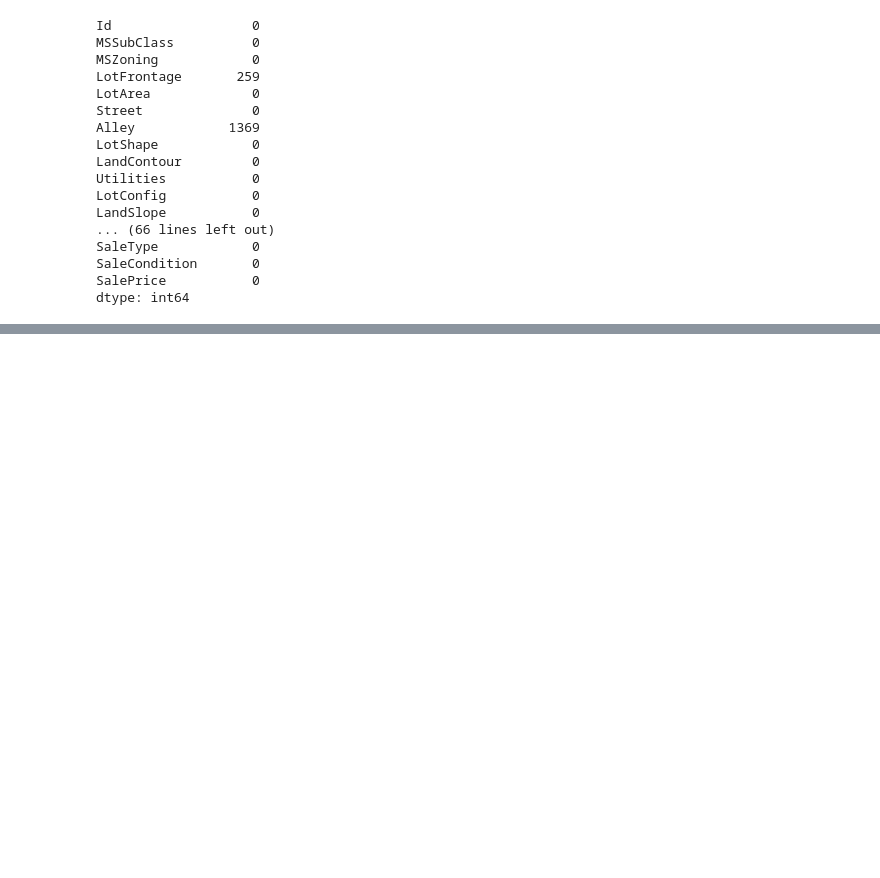
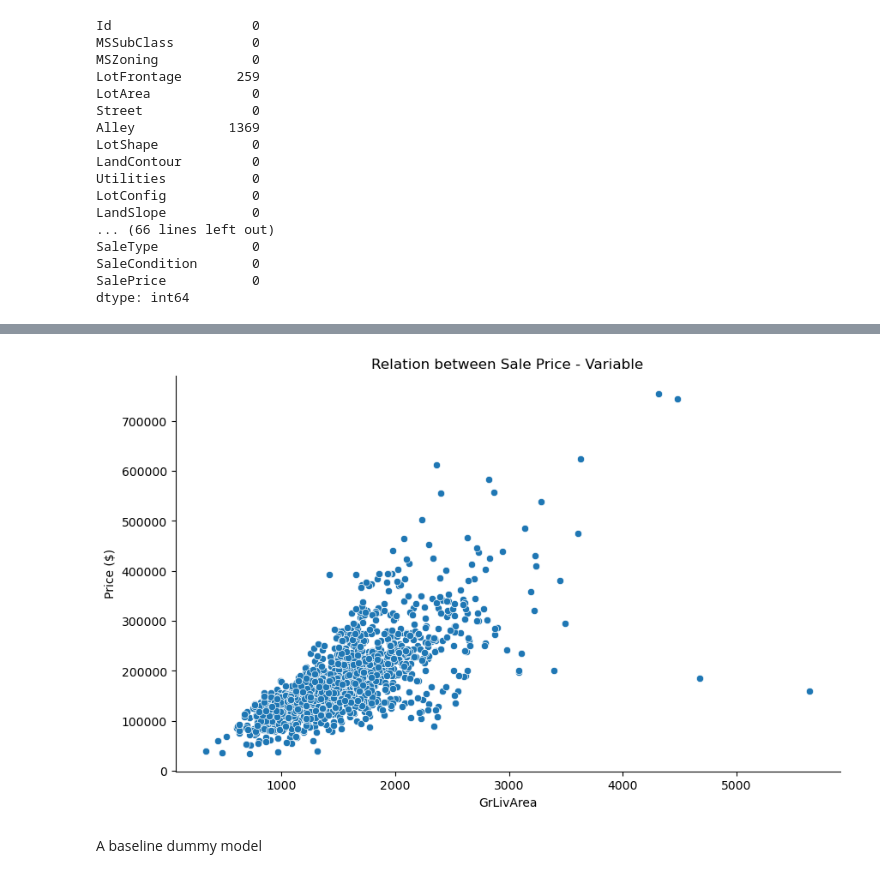
Before and after one commit to Joldon/housing_prices_ML, a Jupyter notebook: housing_prices_regression.ipynb, the cells around one changed output, grey strips where cells are left out. Drawn from its saved outputs; the diff is of its cells as text; code cells hidden in the pictures; blank space fills up the shorter version.

Commit message:
dummy model and rmse error evaluation

```diff
--- a/housing_prices_regression.ipynb
+++ b/housing_prices_regression.ipynb
@@ -68,0 +93,12 @@ dtype: int64
+# %%
+import matplotlib.pyplot as plt
+
+plt.figure(figsize=(10, 6))
+sns.scatterplot(data=data, x='GrLivArea', y='SalePrice')
+plt.title('Relation between Sale Price - Variable')
+plt.ylabel('Price ($)')
+sns.despine()
+# %% [output]
+[figure, added]
+# %% [markdown]
+A baseline dummy model
```
Also changed, not shown: parts of 9 cells of this notebook.
